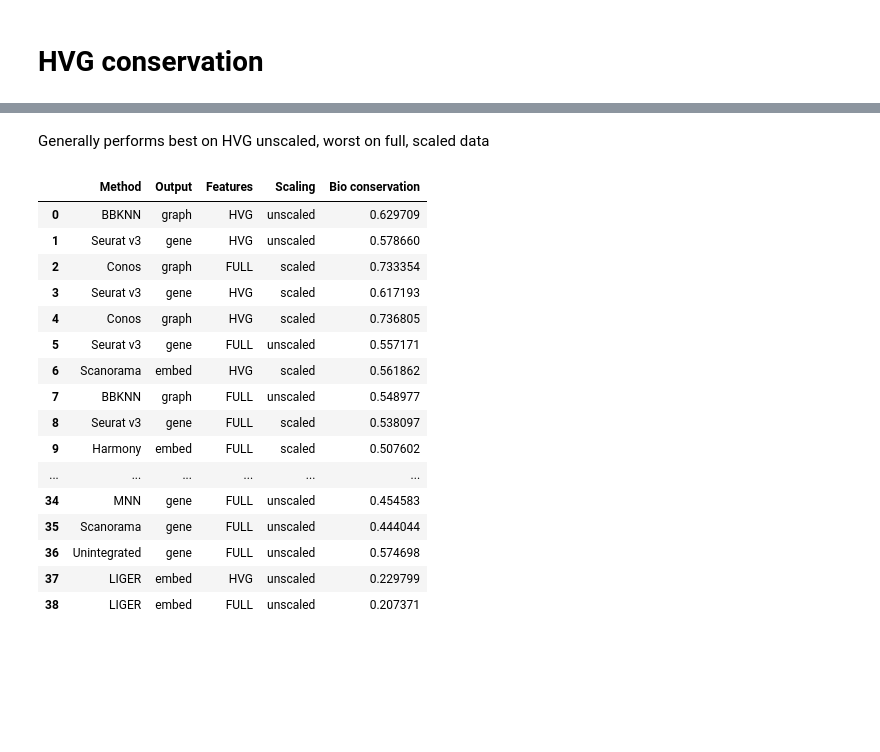
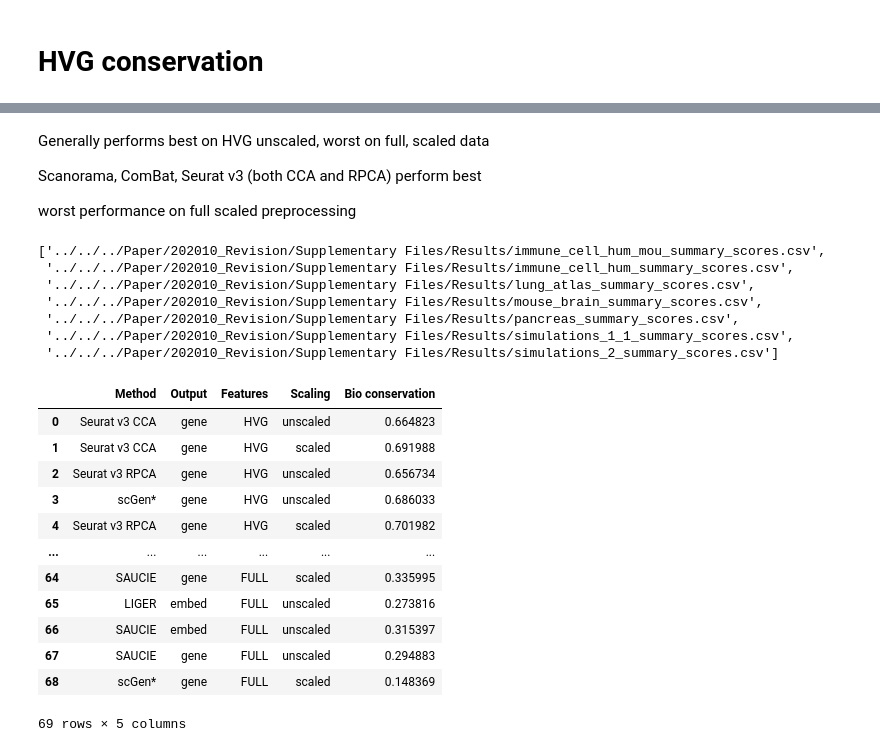
Before and after one commit to theislab/scib, a Jupyter notebook: notebooks/analysis/RNA_integration_task_analysis.ipynb, the cells around one changed output, grey strips where cells are left out. Cells and saved outputs as stored; diff of their text form; code cells hidden in the pictures; blank space fills up the shorter version.

```diff
--- a/notebooks/analysis/RNA_integration_task_analysis.ipynb
+++ b/notebooks/analysis/RNA_integration_task_analysis.ipynb
@@ -7,7 +7,7 @@ from collections import defaultdict
 # %% [output]
 /Users/malte.luecken/helmholtz_munich/benchmarking_data_integration/Benchmarking_data_integration/notebooks/analysis
 # %%
-files = !ls ../../../Paper/Supplementary\ Files/Results/*.csv
+files = !ls ../../../Paper/202010_Revision/Supplementary\ Files/Results/*.csv
 #files = !ls ../../R/visualization/*.csv
 # %%
 data = {file:pd.read_csv(file) for file in files}
@@ -171,8 +194,8 @@ for file in data:
 
     print(file)
     print('top performers:')
-    data[file].sort_values(by='trajectory conservation', ascending=False)[['method_id', 'trajectory conservation']].reset_index().loc[:8]
+    data[file].sort_values(by='trajectory conservation', ascending=False)[['method_id', 'trajectory conservation']].reset_index().loc[:12]
     print('bottom performers:')
-    data[file].sort_values(by='trajectory conservation', ascending=True)[['method_id', 'trajectory conservation']].reset_index().loc[:8]
+    data[file].sort_values(by='trajectory conservation', ascending=True)[['method_id', 'trajectory conservation']].reset_index().loc[:12]
     print('\n')
 # %% [output]
@@ -414,22 +486,32 @@ defaultdict(int,
 # %% [markdown]
 Generally performs best on HVG unscaled, worst on full, scaled data
+
+Scanorama, ComBat, Seurat v3 (both CCA and RPCA) perform best
+
+worst performance on full scaled preprocessing
+# %%
+files
+# %% [output]
+['../../../Paper/202010_Revision/Supplementary Files/Results/immune_cell_hum_mou_summary_scores.csv',
+ '../../../Paper/202010_Revision/Supplementary Files/Results/immune_cell_hum_summary_scores.csv',
+ '../../../Paper/202010_Revision/Supplementary Files/Results/lung_atlas_summary_scores.csv',
+ '../../../Paper/202010_Revision/Supplementary Files/Results/mouse_brain_summary_scores.csv',
+ '../../../Paper/202010_Revision/Supplementary Files/Results/pancreas_summary_scores.csv',
+ '../../../Paper/202010_Revision/Supplementary Files/Results/simulations_1_1_summary_scores.csv',
+ '../../../Paper/202010_Revision/Supplementary Files/Results/simulations_2_summary_scores.csv']
 # %%
-data['../../../Paper/Supplementary Files/Results/pancreas_jointnorm_summary_scores.csv'].sort_values(by='Overall Score', ascending=False)[['Method', 'Output', 'Features','Scaling', 'Bio conservation']]
+data['../../../Paper/202010_Revision/Supplementary Files/Results/pancreas_summary_scores.csv'].sort_values(by='Overall Score', ascending=False)[['Method', 'Output', 'Features','Scaling', 'Bio conservation']]
 # %% [output]
 |  | Method | Output | Features | Scaling | Bio conservation |
-| 0 | BBKNN | graph | HVG | unscaled | 0.629709 |
-| 1 | Seurat v3 | gene | HVG | unscaled | 0.578660 |
-| 2 | Conos | graph | FULL | scaled | 0.733354 |
-| 3 | Seurat v3 | gene | HVG | scaled | 0.617193 |
-| 4 | Conos | graph | HVG | scaled | 0.736805 |
-| 5 | Seurat v3 | gene | FULL | unscaled | 0.557171 |
-| 6 | Scanorama | embed | HVG | scaled | 0.561862 |
-| 7 | BBKNN | graph | FULL | unscaled | 0.548977 |
-| 8 | Seurat v3 | gene | FULL | scaled | 0.538097 |
-| 9 | Harmony | embed | FULL | scaled | 0.507602 |
+| 0 | Seurat v3 CCA | gene | HVG | unscaled | 0.664823 |
+| 1 | Seurat v3 CCA | gene | HVG | scaled | 0.691988 |
+| 2 | Seurat v3 RPCA | gene | HVG | unscaled | 0.656734 |
+| 3 | scGen* | gene | HVG | unscaled | 0.686033 |
+| 4 | Seurat v3 RPCA | gene | HVG | scaled | 0.701982 |
 | ... | ... | ... | ... | ... | ... |
-| 34 | MNN | gene | FULL | unscaled | 0.454583 |
-| 35 | Scanorama | gene | FULL | unscaled | 0.444044 |
-| 36 | Unintegrated | gene | FULL | unscaled | 0.574698 |
-| 37 | LIGER | embed | HVG | unscaled | 0.229799 |
-| 38 | LIGER | embed | FULL | unscaled | 0.207371 |
+| 64 | SAUCIE | gene | FULL | scaled | 0.335995 |
+| 65 | LIGER | embed | FULL | unscaled | 0.273816 |
+| 66 | SAUCIE | embed | FULL | unscaled | 0.315397 |
+| 67 | SAUCIE | gene | FULL | unscaled | 0.294883 |
+| 68 | scGen* | gene | FULL | scaled | 0.148369 |
+69 rows × 5 columns
```
Also changed, not shown: parts of 18 cells of this notebook, 2 other files.
